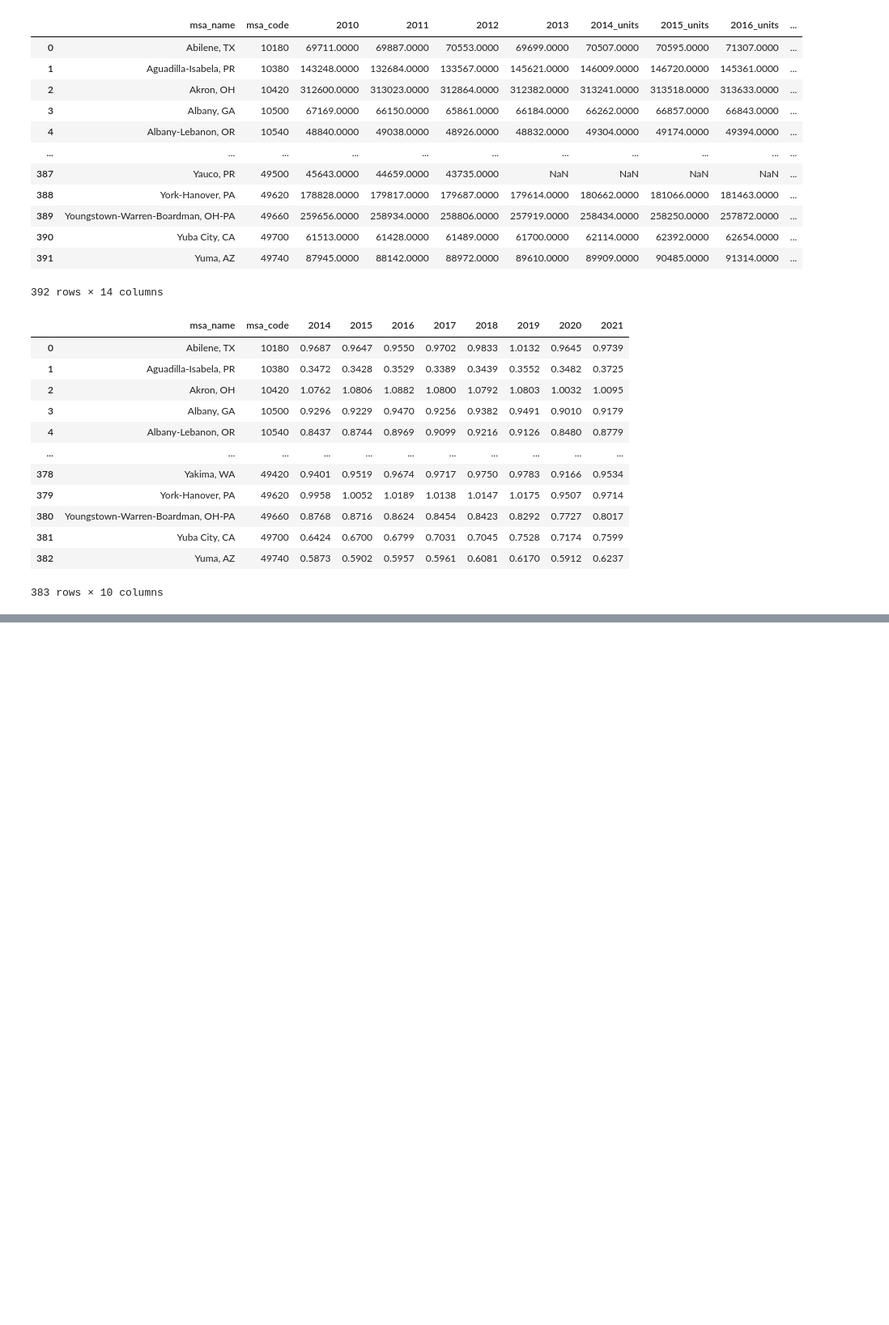
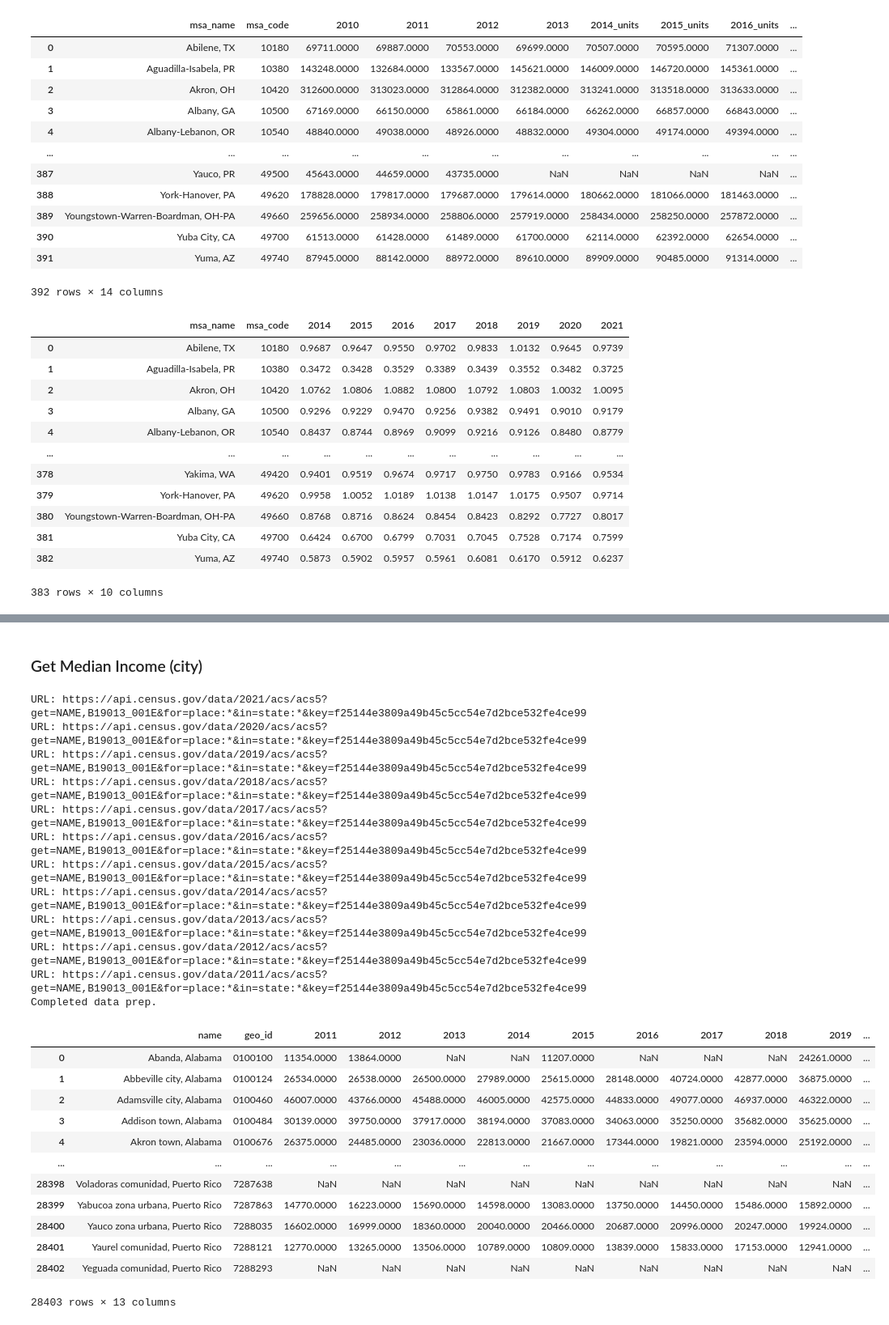
Before and after one commit to AustinJamesWolff/housing_supply_and_demand, a Jupyter notebook: census_api.ipynb, the cells around one changed output, grey strips where cells are left out. Shown at 81% size. Drawn from its saved outputs; the diff is of its cells as text; code cells hidden in the pictures; blank space fills up the shorter version.

```diff
--- a/census_api.ipynb
+++ b/census_api.ipynb
@@ -1459,0 +1517,39 @@ jobs_per_unit
+# %% [markdown]
+### Get Median Income (city)
+# %%
+# Run the API download function
+median_income_city = download_and_format_msa_census_data(
+    census_code="B19013_001E",
+    census_code_meaning="median_income_city",
+    begin_year=begin_year,
+    end_year=end_year,
+    format_msa=False,
+    format_city=True
+)
+median_income_city
+# %% [output]
+URL: https://api.census.gov/data/2021/acs/acs5?get=NAME,B19013_001E&for=place:*&in=state:*&key=f25144e3809a49b45c5cc54e7d2bce532fe4ce99
+URL: https://api.census.gov/data/2020/acs/acs5?get=NAME,B19013_001E&for=place:*&in=state:*&key=f25144e3809a49b45c5cc54e7d2bce532fe4ce99
+URL: https://api.census.gov/data/2019/acs/acs5?get=NAME,B19013_001E&for=place:*&in=state:*&key=f25144e3809a49b45c5cc54e7d2bce532fe4ce99
+URL: https://api.census.gov/data/2018/acs/acs5?get=NAME,B19013_001E&for=place:*&in=state:*&key=f25144e3809a49b45c5cc54e7d2bce532fe4ce99
+URL: https://api.census.gov/data/2017/acs/acs5?get=NAME,B19013_001E&for=place:*&in=state:*&key=f25144e3809a49b45c5cc54e7d2bce532fe4ce99
+URL: https://api.census.gov/data/2016/acs/acs5?get=NAME,B19013_001E&for=place:*&in=state:*&key=f25144e3809a49b45c5cc54e7d2bce532fe4ce99
+URL: https://api.census.gov/data/2015/acs/acs5?get=NAME,B19013_001E&for=place:*&in=state:*&key=f25144e3809a49b45c5cc54e7d2bce532fe4ce99
+URL: https://api.census.gov/data/2014/acs/acs5?get=NAME,B19013_001E&for=place:*&in=state:*&key=f25144e3809a49b45c5cc54e7d2bce532fe4ce99
+URL: https://api.census.gov/data/2013/acs/acs5?get=NAME,B19013_001E&for=place:*&in=state:*&key=f25144e3809a49b45c5cc54e7d2bce532fe4ce99
+URL: https://api.census.gov/data/2012/acs/acs5?get=NAME,B19013_001E&for=place:*&in=state:*&key=f25144e3809a49b45c5cc54e7d2bce532fe4ce99
+URL: https://api.census.gov/data/2011/acs/acs5?get=NAME,B19013_001E&for=place:*&in=state:*&key=f25144e3809a49b45c5cc54e7d2bce532fe4ce99
+Completed data prep.
+|  | name | geo_id | 2011 | 2012 | 2013 | 2014 | 2015 | 2016 | 2017 | 2018 | 2019 | ... |
+| 0 | Abanda, Alabama | 0100100 | 11354.0000 | 13864.0000 | NaN | NaN | 11207.0000 | NaN | NaN | NaN | 24261.0000 | ... |
+| 1 | Abbeville city, Alabama | 0100124 | 26534.0000 | 26538.0000 | 26500.0000 | 27989.0000 | 25615.0000 | 28148.0000 | 40724.0000 | 42877.0000 | 36875.0000 | ... |
+| 2 | Adamsville city, Alabama | 0100460 | 46007.0000 | 43766.0000 | 45488.0000 | 46005.0000 | 42575.0000 | 44833.0000 | 49077.0000 | 46937.0000 | 46322.0000 | ... |
+| 3 | Addison town, Alabama | 0100484 | 30139.0000 | 39750.0000 | 37917.0000 | 38194.0000 | 37083.0000 | 34063.0000 | 35250.0000 | 35682.0000 | 35625.0000 | ... |
+| 4 | Akron town, Alabama | 0100676 | 26375.0000 | 24485.0000 | 23036.0000 | 22813.0000 | 21667.0000 | 17344.0000 | 19821.0000 | 23594.0000 | 25192.0000 | ... |
+| ... | ... | ... | ... | ... | ... | ... | ... | ... | ... | ... | ... | ... |
+| 28398 | Voladoras comunidad, Puerto Rico | 7287638 | NaN | NaN | NaN | NaN | NaN | NaN | NaN | NaN | NaN | ... |
+| 28399 | Yabucoa zona urbana, Puerto Rico | 7287863 | 14770.0000 | 16223.0000 | 15690.0000 | 14598.0000 | 13083.0000 | 13750.0000 | 14450.0000 | 15486.0000 | 15892.0000 | ... |
+| 28400 | Yauco zona urbana, Puerto Rico | 7288035 | 16602.0000 | 16999.0000 | 18360.0000 | 20040.0000 | 20466.0000 | 20687.0000 | 20996.0000 | 20247.0000 | 19924.0000 | ... |
+| 28401 | Yaurel comunidad, Puerto Rico | 7288121 | 12770.0000 | 13265.0000 | 13506.0000 | 10789.0000 | 10809.0000 | 13839.0000 | 15833.0000 | 17153.0000 | 12941.0000 | ... |
+| 28402 | Yeguada comunidad, Puerto Rico | 7288293 | NaN | NaN | NaN | NaN | NaN | NaN | NaN | NaN | NaN | ... |
+28403 rows × 13 columns
```
Also changed, not shown: parts of 17 cells of this notebook, 8 other files.
